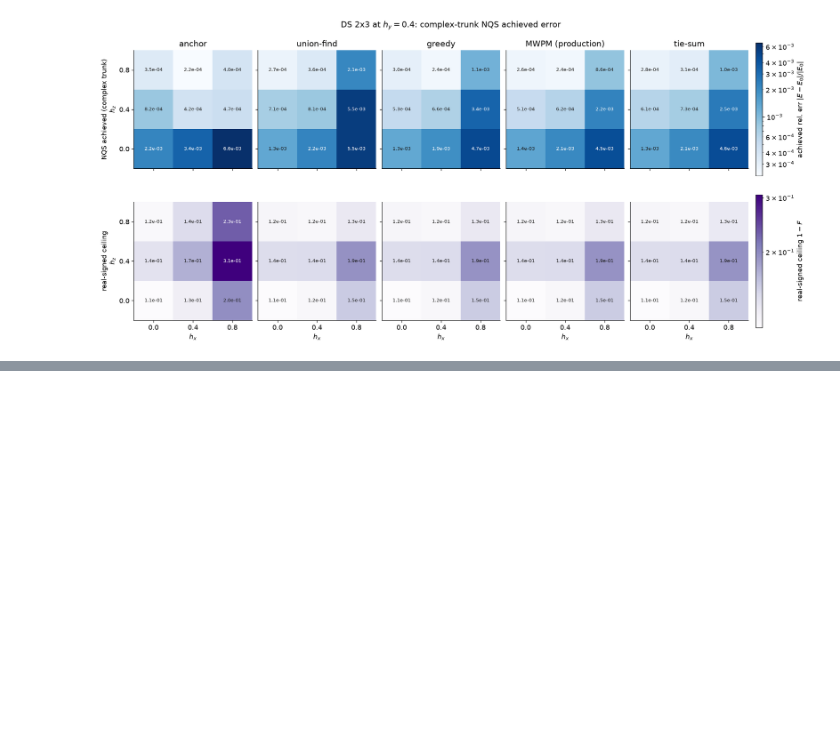
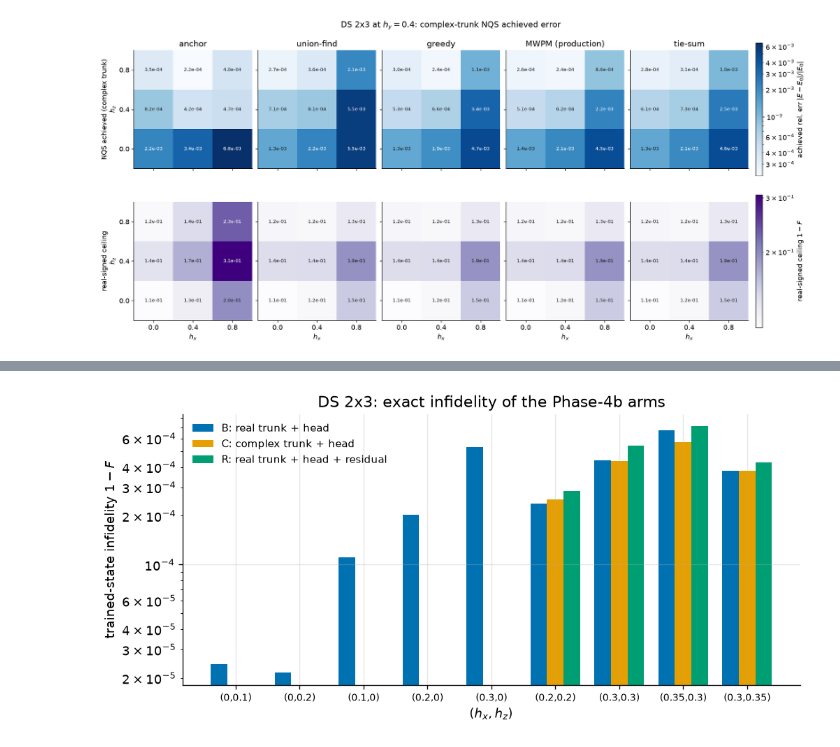
Before and after one commit to SanzharBissenali/2D-TC, a Jupyter notebook: analysis/05_phase4b_plane.ipynb, the cells around one changed output, grey strips where cells are left out. Saved outputs shown, nothing was run; the diff lists cells and outputs as text; code cells hidden in the pictures; blank space fills up the shorter version.

```diff
--- a/analysis/05_phase4b_plane.ipynb
+++ b/analysis/05_phase4b_plane.ipynb
@@ -514,0 +670,22 @@ fig.savefig(f"{FIGDIR}/phase4d_2x3_hy_invivo_vs_ceiling.png", dpi=300, bbox_inch
+# %%
+# 4b 2x3 points: fidelity bars (B/C/R) -- populated once the p4b3 fidelity job lands
+PTS_43 = [(0.0,0.1),(0.0,0.2),(0.1,0.0),(0.2,0.0),(0.3,0.0),(0.2,0.2),(0.3,0.3),(0.35,0.3),(0.3,0.35)]
+have = [(hx, hz) for (hx, hz) in PTS_43 if ('2x3', 0.0, hx, hz, 'cnnqB') in FID]
+if not have:
+    print('4b-2x3 fidelity job not fetched yet -- rerun this cell after it lands')
+else:
+    fig, ax = plt.subplots(figsize=(9.5, 4.2))
+    x = np.arange(len(have)); wdt = 0.26
+    for o, arm in zip((-wdt, 0, wdt), ARMS):
+        ys = [1 - FID[('2x3', 0.0, hx, hz, arm)][0]
+              if ('2x3', 0.0, hx, hz, arm) in FID else np.nan for (hx, hz) in have]
+        ax.bar(x + o, ys, wdt, color=ARM_COLOR[arm], label=ARM_LABEL[arm])
+    ax.set_yscale('log')
+    ax.set_xticks(x)
+    ax.set_xticklabels([f'({hx:g},{hz:g})' for (hx, hz) in have], fontsize=8.5)
+    ax.set(xlabel='$(h_x, h_z)$', ylabel=r'trained-state infidelity $1 - F$',
+           title='DS 2x3: exact infidelity of the Phase-4b arms')
+    ax.legend(loc='upper left', frameon=False, fontsize=9)
+# fig.savefig(f"{FIGDIR}/fidelity_4b_2x3_bars.png", dpi=300, bbox_inches="tight")
+# %% [output]
+[figure, added]
```
Also changed, not shown: parts of 6 cells of this notebook.
